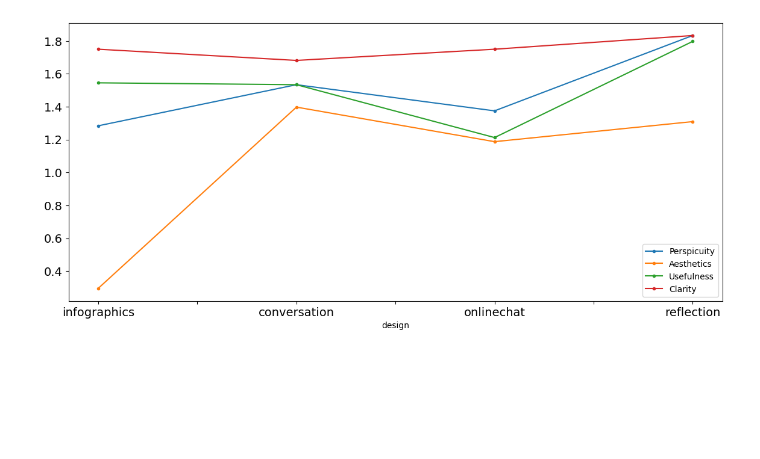
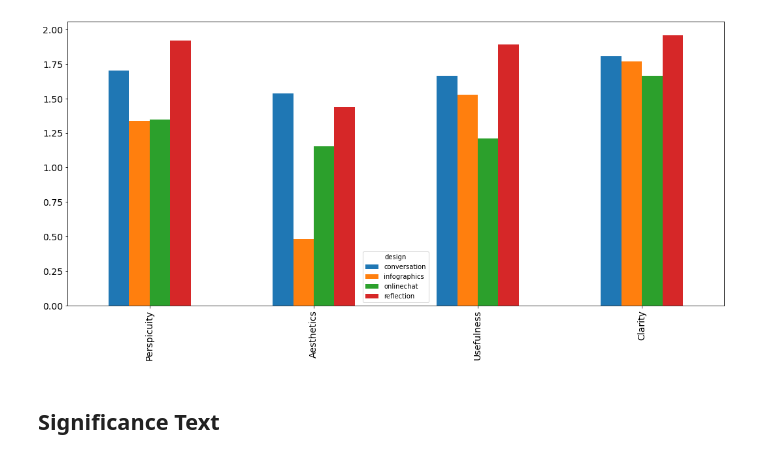
Before and after one commit to rizupaudel/designStudy, a Jupyter notebook: guidance/analysis/quest.ipynb, the cells around one changed output. Saved outputs shown, nothing was run; the diff lists cells and outputs as text; code cells hidden in the pictures; blank space fills up the shorter version.

Commit message:
Analysis on quest, csquest

```diff
--- a/guidance/analysis/quest.ipynb
+++ b/guidance/analysis/quest.ipynb
@@ -50,0 +45,11 @@ display(quest.describe())
+# %%
+cats = {}
+for k, v in quest_map.items():
+    temp = quest[v]
+    cats[k] = temp.mean(axis=1).to_dict()
+quest = pd.DataFrame(cats)
+quest['did'] = dids
+quest['design'] = quest['did'].apply(lambda x: get_design(x))
+quest.drop('did', axis=1, inplace=True)
+display(quest)
+display(quest.describe())
@@ -51,5 +81,4 @@ display(quest.describe())
 # %%
-quest['did'] = dids
-did_quest = quest.groupby('did').mean()
+did_quest = quest.groupby('design').mean()
 did_quest
 # %% [output]
@@ -79,4 +100,6 @@ cats
 # %%
-_ = cats.plot(figsize=(14, 6), fontsize=14, style=".-")
+chart = did_quest.T.plot.bar(figsize=(18, 8), fontsize=14, style=".-")
 # %% [output]
-[figure, old version]
+[figure, new version]
+# %% [markdown]
+## Significance Text
```
Also changed, not shown: parts of 15 cells of this notebook, 9 other files.
